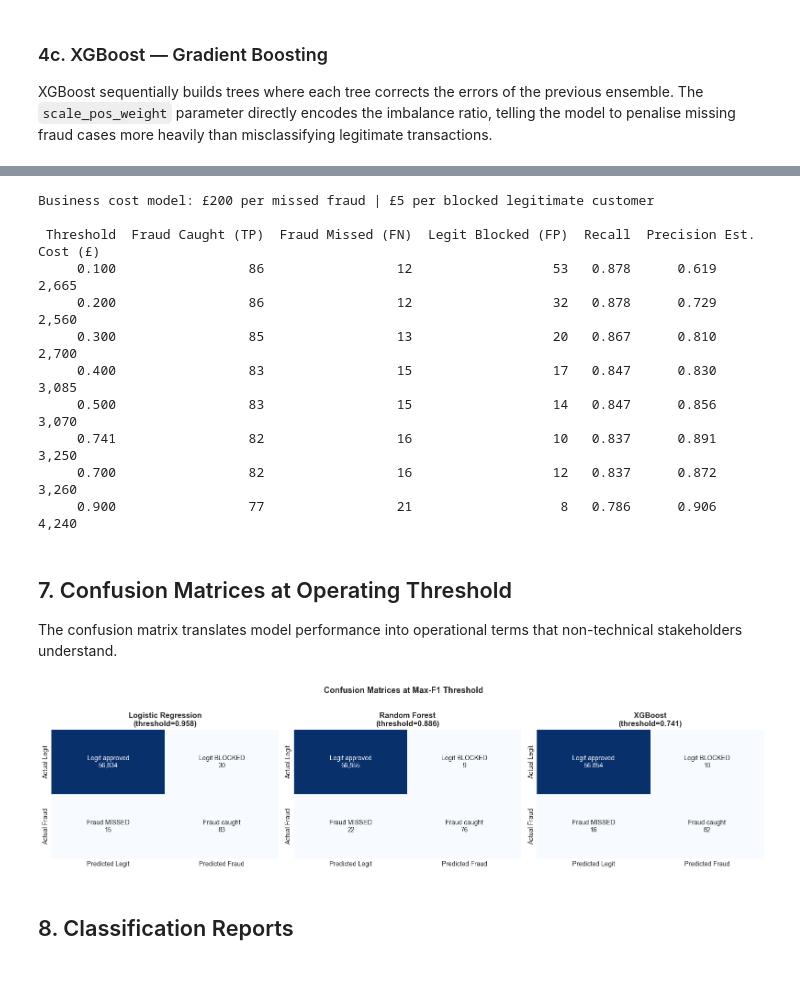
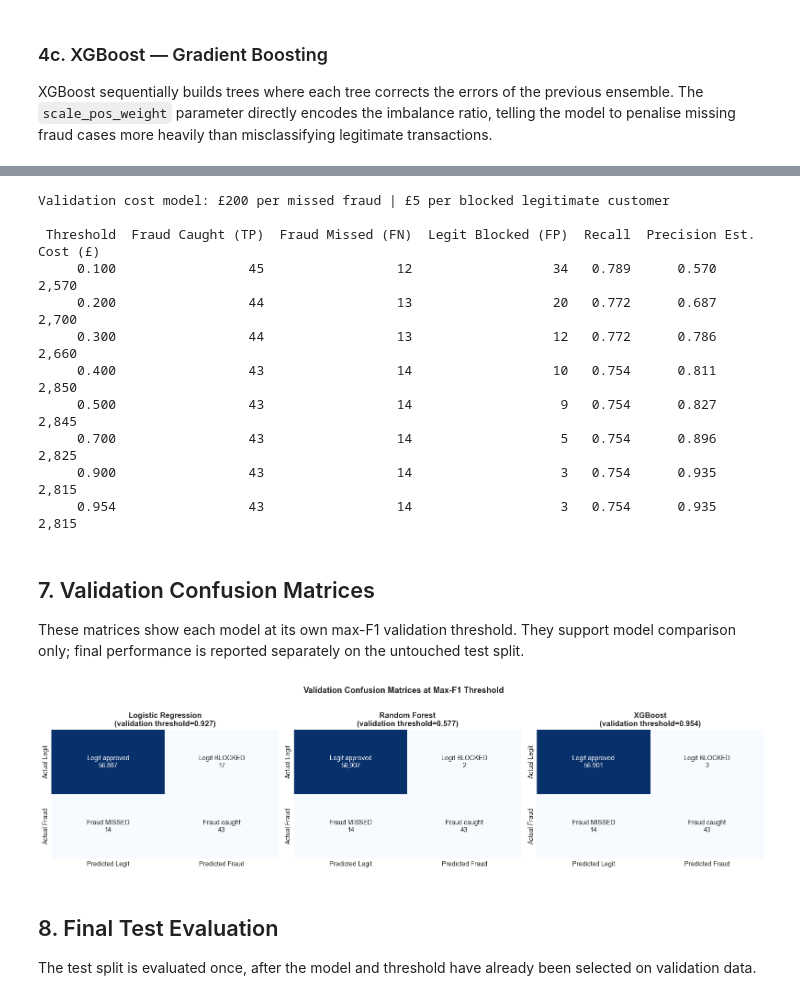
Before and after one commit to toyinariyo/fraud-detection, a Jupyter notebook: notebooks/02_modeling.ipynb, the cells around one changed output, grey strips where cells are left out. Drawn from its saved outputs; the diff is of its cells as text; code cells hidden in the pictures.

```diff
--- a/notebooks/02_modeling.ipynb
+++ b/notebooks/02_modeling.ipynb
@@ -138,9 +157,9 @@ Logistic Regression is the standard first model in financial crime detection bec
 lr = LogisticRegression(max_iter=1000, random_state=42, C=0.1)
 lr.fit(X_train_smote, y_train_smote)
 
-lr_proba = lr.predict_proba(X_test_scaled)[:, 1]
+lr_val_proba = lr.predict_proba(X_val_scaled)[:, 1]
 print('Logistic Regression trained.')
-print(f'PR-AUC: {average_precision_score(y_test, lr_proba):.4f}')
-print(f'ROC-AUC: {roc_auc_score(y_test, lr_proba):.4f}')
+print(f'Validation PR-AUC: {average_precision_score(y_val, lr_val_proba):.4f}')
+print(f'Validation ROC-AUC: {roc_auc_score(y_val, lr_val_proba):.4f}')
 # %% [output]
 Logistic Regression trained.
@@ -161,9 +180,9 @@ rf = RandomForestClassifier(
 )
 rf.fit(X_train_smote, y_train_smote)
 
-rf_proba = rf.predict_proba(X_test_scaled)[:, 1]
+rf_val_proba = rf.predict_proba(X_val_scaled)[:, 1]
 print('Random Forest trained.')
-print(f'PR-AUC: {average_precision_score(y_test, rf_proba):.4f}')
-print(f'ROC-AUC: {roc_auc_score(y_test, rf_proba):.4f}')
+print(f'Validation PR-AUC: {average_precision_score(y_val, rf_val_proba):.4f}')
+print(f'Validation ROC-AUC: {roc_auc_score(y_val, rf_val_proba):.4f}')
 # %% [output]
 Random Forest trained.
@@ -191,12 +210,10 @@ xgb = XGBClassifier(
     random_state=42,
     n_jobs=-1
 )
-xgb.fit(X_train_scaled, y_train,
-        eval_set=[(X_test_scaled, y_test)],
-        verbose=False)
+xgb.fit(X_train_scaled, y_train, verbose=False)
 
-xgb_proba = xgb.predict_proba(X_test_scaled)[:, 1]
+xgb_val_proba = xgb.predict_proba(X_val_scaled)[:, 1]
 print('XGBoost trained.')
-print(f'PR-AUC: {average_precision_score(y_test, xgb_proba):.4f}')
-print(f'ROC-AUC: {roc_auc_score(y_test, xgb_proba):.4f}')
+print(f'Validation PR-AUC: {average_precision_score(y_val, xgb_val_proba):.4f}')
+print(f'Validation ROC-AUC: {roc_auc_score(y_val, xgb_val_proba):.4f}')
 # %% [output]
@@ -298,12 +328,12 @@ Optimal threshold (max F1): 0.7414
 # %%
-# Business cost analysis: at different operating points
+# Business cost analysis on validation data only.
 FRAUD_COST   = 200   # Average cost of a missed fraud (£)
 FP_COST      =   5   # Cost of blocking a legitimate customer (£)
 
 cost_rows = []
-for thresh in [0.1, 0.2, 0.3, 0.4, 0.5, best_thresh, 0.7, 0.9]:
-    preds = (best_proba >= thresh).astype(int)
-    cm = confusion_matrix(y_test, preds)
+for thresh in sorted(set([0.1, 0.2, 0.3, 0.4, 0.5, float(best_thresh), 0.7, 0.9])):
+    preds = (best_val_proba >= thresh).astype(int)
+    cm = confusion_matrix(y_val, preds)
     tn, fp, fn, tp = cm.ravel()
     total_cost = fn * FRAUD_COST + fp * FP_COST
     cost_rows.append({
@@ -317,52 +347,53 @@ for thresh in [0.1, 0.2, 0.3, 0.4, 0.5, best_thresh, 0.7, 0.9]:
     })
 
 cost_df = pd.DataFrame(cost_rows)
-print(f'Business cost model: £{FRAUD_COST} per missed fraud | £{FP_COST} per blocked legitimate customer')
+print(f'Validation cost model: £{FRAUD_COST} per missed fraud | £{FP_COST} per blocked legitimate customer')
 print()
 print(cost_df.to_string(index=False))
 # %% [output]
-Business cost model: £200 per missed fraud | £5 per blocked legitimate customer
+Validation cost model: £200 per missed fraud | £5 per blocked legitimate customer
 
  Threshold  Fraud Caught (TP)  Fraud Missed (FN)  Legit Blocked (FP)  Recall  Precision Est. Cost (£)
-     0.100                 86                 12                  53   0.878      0.619         2,665
-     0.200                 86                 12                  32   0.878      0.729         2,560
-     0.300                 85                 13                  20   0.867      0.810         2,700
-     0.400                 83                 15                  17   0.847      0.830         3,085
-     0.500                 83                 15                  14   0.847      0.856         3,070
-     0.741                 82                 16                  10   0.837      0.891         3,250
-     0.700                 82                 16                  12   0.837      0.872         3,260
-     0.900                 77                 21                   8   0.786      0.906         4,240
+     0.100                 45                 12                  34   0.789      0.570         2,570
+     0.200                 44                 13                  20   0.772      0.687         2,700
+     0.300                 44                 13                  12   0.772      0.786         2,660
+     0.400                 43                 14                  10   0.754      0.811         2,850
+     0.500                 43                 14                   9   0.754      0.827         2,845
+     0.700                 43                 14                   5   0.754      0.896         2,825
+     0.900                 43                 14                   3   0.754      0.935         2,815
+     0.954                 43                 14                   3   0.754      0.935         2,815
 # %% [markdown]
-## 7. Confusion Matrices at Operating Threshold
+## 7. Validation Confusion Matrices
 
-The confusion matrix translates model performance into operational terms that non-technical stakeholders understand.
+These matrices show each model at its own max-F1 validation threshold. They support model comparison only; final performance is reported separately on the untouched test split.
 # %%
 fig, axes = plt.subplots(1, 3, figsize=(16, 4))
 
-for ax, (name, proba) in zip(axes, models.items()):
-    p_vals, _, threshs = precision_recall_curve(y_test, proba)
-    r_vals = _
+for ax, (name, proba) in zip(axes, val_models.items()):
+    p_vals, r_vals, threshs = precision_recall_curve(y_val, proba)
     f1s = 2 * (p_vals * r_vals) / (p_vals + r_vals + 1e-9)
     thresh = threshs[np.argmax(f1s[:-1])] if len(threshs) else 0.5
 
     preds = (proba >= thresh).astype(int)
-    cm = confusion_matrix(y_test, preds)
+    cm = confusion_matrix(y_val, preds)
 
     labels = np.array([
         [f'Legit approved\n{cm[0,0]:,}',  f'Legit BLOCKED\n{cm[0,1]:,}'],
         [f'Fraud MISSED\n{cm[1,0]:,}',    f'Fraud caught\n{cm[1,1]:,}']
     ])
 
     sns.heatmap(cm, annot=labels, fmt='', cmap='Blues', ax=ax, cbar=False,
                 xticklabels=['Predicted Legit', 'Predicted Fraud'],
                 yticklabels=['Actual Legit', 'Actual Fraud'])
-    ax.set_title(f'{name}\n(threshold={thresh:.3f})', fontweight='bold')
+    ax.set_title(f'{name}\n(validation threshold={thresh:.3f})', fontweight='bold')
 
-plt.suptitle('Confusion Matrices at Max-F1 Threshold', fontsize=13, fontweight='bold', y=1.02)
+plt.suptitle('Validation Confusion Matrices at Max-F1 Threshold', fontsize=13, fontweight='bold', y=1.02)
 plt.tight_layout()
 plt.show()
 # %% [output]
-[figure, old version]
+[figure, new version]
 # %% [markdown]
-## 8. Classification Reports
+## 8. Final Test Evaluation
+
+The test split is evaluated once, after the model and threshold have already been selected on validation data.
 # %%
```
Also changed, not shown: parts of 19 cells of this notebook, 2 other files.
